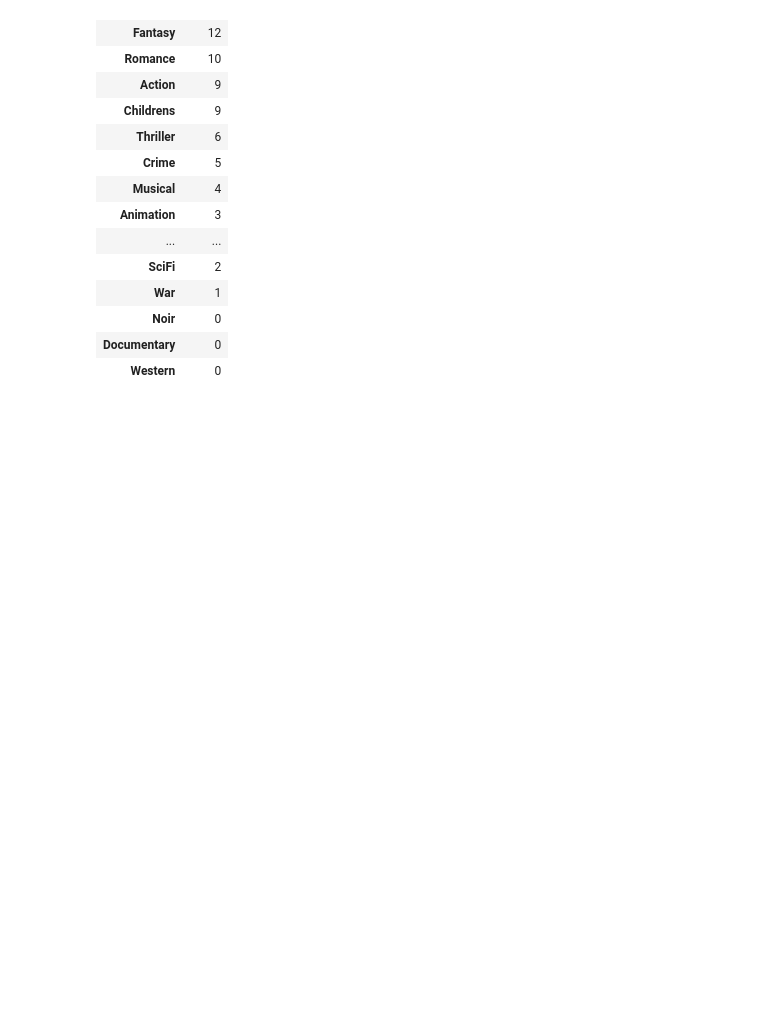
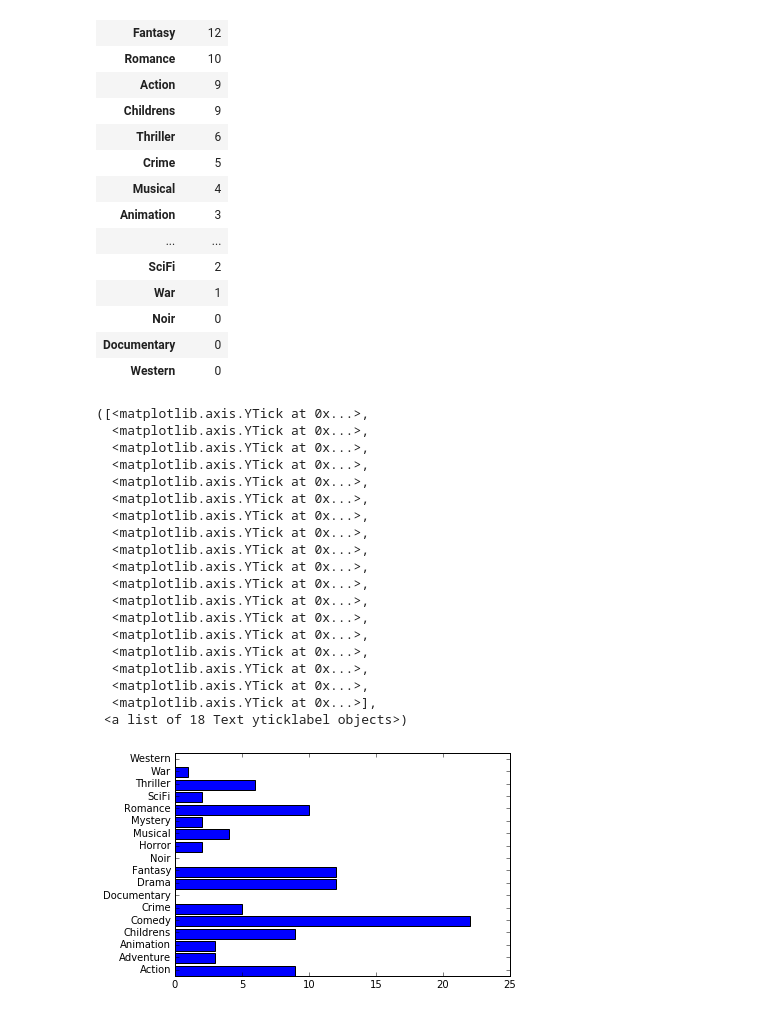
Before and after one commit to t-redactyl/MovieLens-analysis, a Jupyter notebook: Christmas movies scrapping.ipynb, the cells around one changed output. Drawn from its saved outputs; the diff is of its cells as text; code cells hidden in the pictures; blank space fills up the shorter version.

```diff
--- a/Christmas movies scrapping.ipynb
+++ b/Christmas movies scrapping.ipynb
@@ -335,7 +405,7 @@ WHERE movies.title IN (
 
 cursor = cnx.cursor()
 cursor.execute(query)
-df = DataFrame(cursor.fetchall(),
+df5 = DataFrame(cursor.fetchall(),
                columns = ['Action', 'Adventure', 'Animation',
                           'Childrens', 'Comedy', 'Crime',
                           'Documentary', 'Drama', 'Fantasy',
@@ -347,3 +415,5 @@ df = df.transpose()
+# %%
+df5 = df5.transpose()
 # %%
-df.columns = ['Count']
+df5.columns = ['Count']
 # %%
@@ -366,3 +436,29 @@ df.sort_values(by = 'Count', ascending = 0)
 | Noir | 0 |
 | Documentary | 0 |
 | Western | 0 |
+# %%
+x = np.arange(len(df5))
+
+plt.barh(x, df5['Count'])
+plt.yticks(x + 0.5, df5.index)
+# %% [output]
+([<matplotlib.axis.YTick at 0x...>,
+  <matplotlib.axis.YTick at 0x...>,
+  <matplotlib.axis.YTick at 0x...>,
+  <matplotlib.axis.YTick at 0x...>,
+  <matplotlib.axis.YTick at 0x...>,
+  <matplotlib.axis.YTick at 0x...>,
+  <matplotlib.axis.YTick at 0x...>,
+  <matplotlib.axis.YTick at 0x...>,
+  <matplotlib.axis.YTick at 0x...>,
+  <matplotlib.axis.YTick at 0x...>,
+  <matplotlib.axis.YTick at 0x...>,
+  <matplotlib.axis.YTick at 0x...>,
+  <matplotlib.axis.YTick at 0x...>,
+  <matplotlib.axis.YTick at 0x...>,
+  <matplotlib.axis.YTick at 0x...>,
+  <matplotlib.axis.YTick at 0x...>,
+  <matplotlib.axis.YTick at 0x...>,
+  <matplotlib.axis.YTick at 0x...>],
+ <a list of 18 Text yticklabel objects>)
+[figure, added]
```
Also changed, not shown: parts of 17 cells of this notebook.
